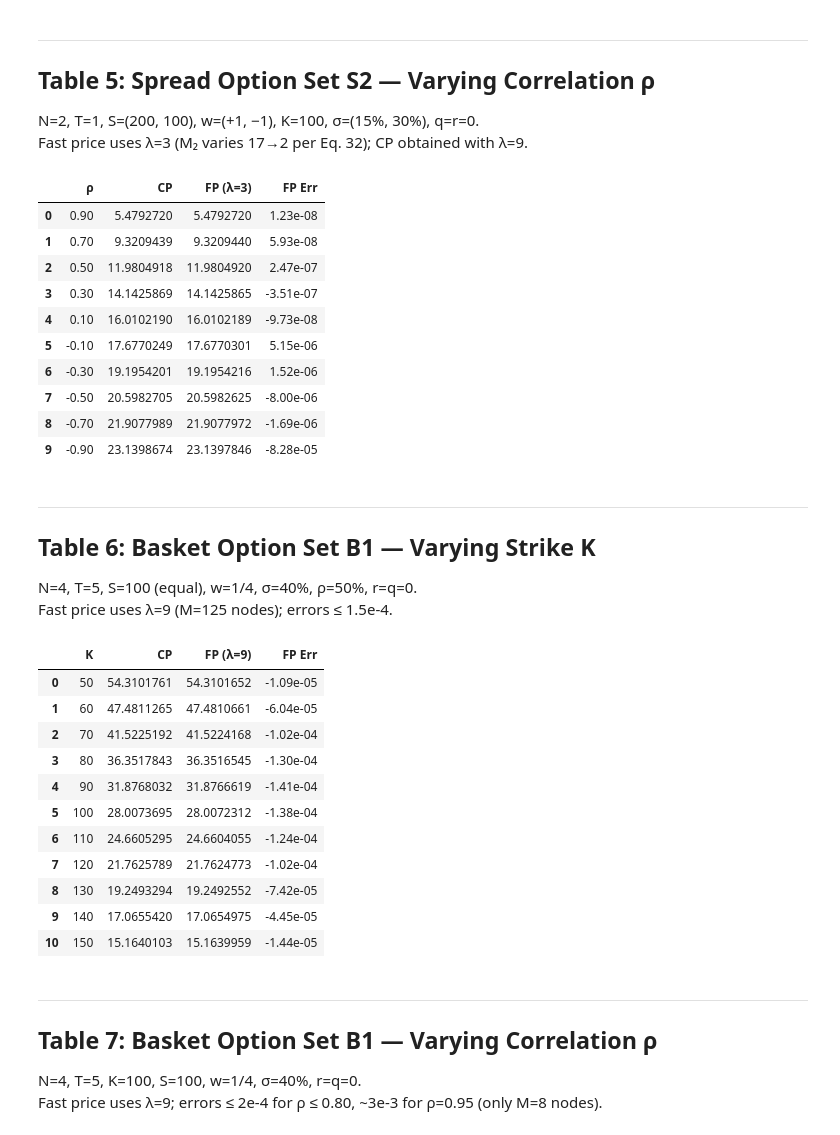
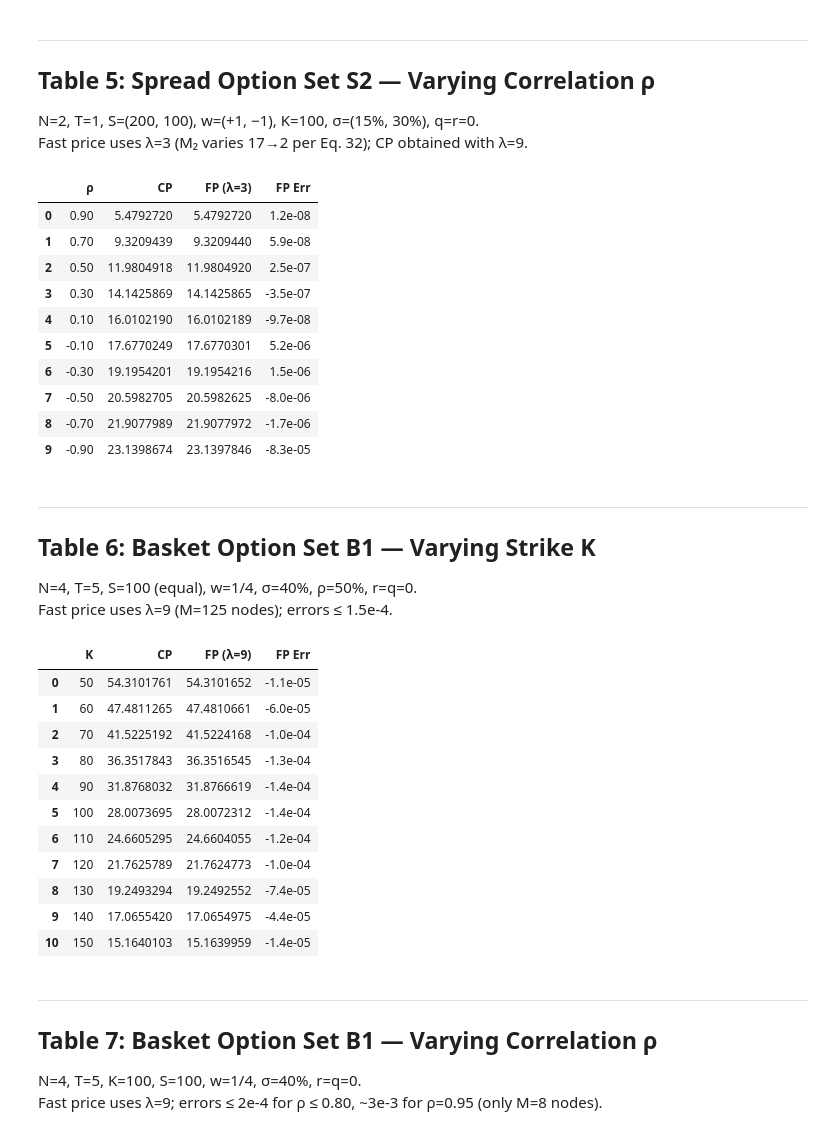
Before and after one commit to PyFE/PyfengForPapers, a Jupyter notebook: ipynb/Choi2018-JFM-SumBSM.ipynb, the cells around one changed output. Drawn from its saved outputs; the diff is of its cells as text; code cells hidden in the pictures.

```diff
--- a/ipynb/Choi2018-JFM-SumBSM.ipynb
+++ b/ipynb/Choi2018-JFM-SumBSM.ipynb
@@ -103,19 +103,19 @@ for rho in rhos_S2:
 fp5 = np.array(fp5)
 
 df5 = pd.DataFrame({'ρ': rhos_S2, 'CP': cp5, 'FP (λ=3)': fp5, 'FP Err': fp5 - cp5})
-df5.style.format({'ρ': '{:.2f}', 'CP': '{:.7f}', 'FP (λ=3)': '{:.7f}', 'FP Err': '{:.2e}'})
+df5.style.format({'ρ': '{:.2f}', 'CP': '{:.7f}', 'FP (λ=3)': '{:.7f}', 'FP Err': '{:.1e}'})
 # %% [output]
 |  | ρ | CP | FP (λ=3) | FP Err |
-| 0 | 0.90 | 5.4792720 | 5.4792720 | 1.23e-08 |
-| 1 | 0.70 | 9.3209439 | 9.3209440 | 5.93e-08 |
-| 2 | 0.50 | 11.9804918 | 11.9804920 | 2.47e-07 |
-| 3 | 0.30 | 14.1425869 | 14.1425865 | -3.51e-07 |
-| 4 | 0.10 | 16.0102190 | 16.0102189 | -9.73e-08 |
-| 5 | -0.10 | 17.6770249 | 17.6770301 | 5.15e-06 |
-| 6 | -0.30 | 19.1954201 | 19.1954216 | 1.52e-06 |
-| 7 | -0.50 | 20.5982705 | 20.5982625 | -8.00e-06 |
-| 8 | -0.70 | 21.9077989 | 21.9077972 | -1.69e-06 |
-| 9 | -0.90 | 23.1398674 | 23.1397846 | -8.28e-05 |
+| 0 | 0.90 | 5.4792720 | 5.4792720 | 1.2e-08 |
+| 1 | 0.70 | 9.3209439 | 9.3209440 | 5.9e-08 |
+| 2 | 0.50 | 11.9804918 | 11.9804920 | 2.5e-07 |
+| 3 | 0.30 | 14.1425869 | 14.1425865 | -3.5e-07 |
+| 4 | 0.10 | 16.0102190 | 16.0102189 | -9.7e-08 |
+| 5 | -0.10 | 17.6770249 | 17.6770301 | 5.2e-06 |
+| 6 | -0.30 | 19.1954201 | 19.1954216 | 1.5e-06 |
+| 7 | -0.50 | 20.5982705 | 20.5982625 | -8.0e-06 |
+| 8 | -0.70 | 21.9077989 | 21.9077972 | -1.7e-06 |
+| 9 | -0.90 | 23.1398674 | 23.1397846 | -8.3e-05 |
 # %% [markdown]
 ---
 ## Table 6: Basket Option Set B1 — Varying Strike K
@@ -124,33 +124,33 @@ Fast price uses λ=9 (M=125 nodes); errors ≤ 1.5e-4.
 # %%
 sigma_B1 = 0.4 * np.ones(4)
 spot_B1  = 100.0 * np.ones(4)
 texp_B1  = 5.0
 
 strike_B1 = np.arange(50.0, 151.0, 10.0)
 
 # CP from paper (Table 6)
 cp6 = np.array([54.3101761, 47.4811265, 41.5225192, 36.3517843, 31.8768032,
                 28.0073695, 24.6605295, 21.7625789, 19.2493294, 17.0655420, 15.1640103])
 
 m_fp = pf.BsmBasketChoi2018(sigma_B1, rho=0.5)
 m_fp.set_num_params(lam=9)
 fp6 = m_fp.price(strike_B1, spot_B1, texp_B1)
 
 df6 = pd.DataFrame({'K': strike_B1.astype(int), 'CP': cp6, 'FP (λ=9)': fp6, 'FP Err': fp6 - cp6})
-df6.style.format({'CP': '{:.7f}', 'FP (λ=9)': '{:.7f}', 'FP Err': '{:.2e}'})
+df6.style.format({'CP': '{:.7f}', 'FP (λ=9)': '{:.7f}', 'FP Err': '{:.1e}'})
 # %% [output]
 |  | K | CP | FP (λ=9) | FP Err |
-| 0 | 50 | 54.3101761 | 54.3101652 | -1.09e-05 |
-| 1 | 60 | 47.4811265 | 47.4810661 | -6.04e-05 |
-| 2 | 70 | 41.5225192 | 41.5224168 | -1.02e-04 |
-| 3 | 80 | 36.3517843 | 36.3516545 | -1.30e-04 |
-| 4 | 90 | 31.8768032 | 31.8766619 | -1.41e-04 |
-| 5 | 100 | 28.0073695 | 28.0072312 | -1.38e-04 |
-| 6 | 110 | 24.6605295 | 24.6604055 | -1.24e-04 |
-| 7 | 120 | 21.7625789 | 21.7624773 | -1.02e-04 |
-| 8 | 130 | 19.2493294 | 19.2492552 | -7.42e-05 |
-| 9 | 140 | 17.0655420 | 17.0654975 | -4.45e-05 |
-| 10 | 150 | 15.1640103 | 15.1639959 | -1.44e-05 |
+| 0 | 50 | 54.3101761 | 54.3101652 | -1.1e-05 |
+| 1 | 60 | 47.4811265 | 47.4810661 | -6.0e-05 |
+| 2 | 70 | 41.5225192 | 41.5224168 | -1.0e-04 |
+| 3 | 80 | 36.3517843 | 36.3516545 | -1.3e-04 |
+| 4 | 90 | 31.8768032 | 31.8766619 | -1.4e-04 |
+| 5 | 100 | 28.0073695 | 28.0072312 | -1.4e-04 |
+| 6 | 110 | 24.6605295 | 24.6604055 | -1.2e-04 |
+| 7 | 120 | 21.7625789 | 21.7624773 | -1.0e-04 |
+| 8 | 130 | 19.2493294 | 19.2492552 | -7.4e-05 |
+| 9 | 140 | 17.0655420 | 17.0654975 | -4.4e-05 |
+| 10 | 150 | 15.1640103 | 15.1639959 | -1.4e-05 |
 # %% [markdown]
 ---
 ## Table 7: Basket Option Set B1 — Varying Correlation ρ
```
Also changed, not shown: parts of 4 cells of this notebook.
